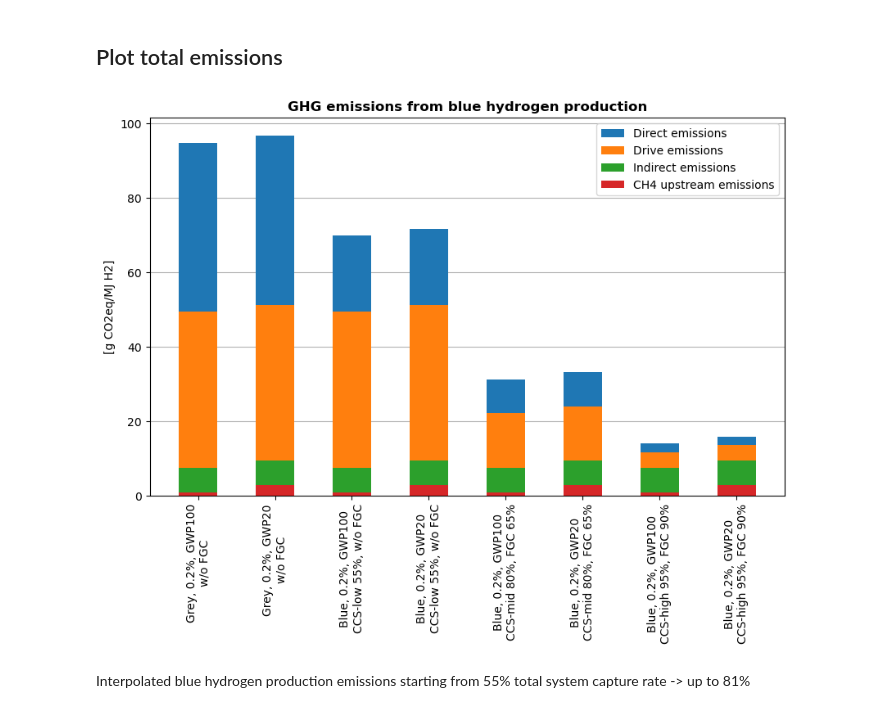
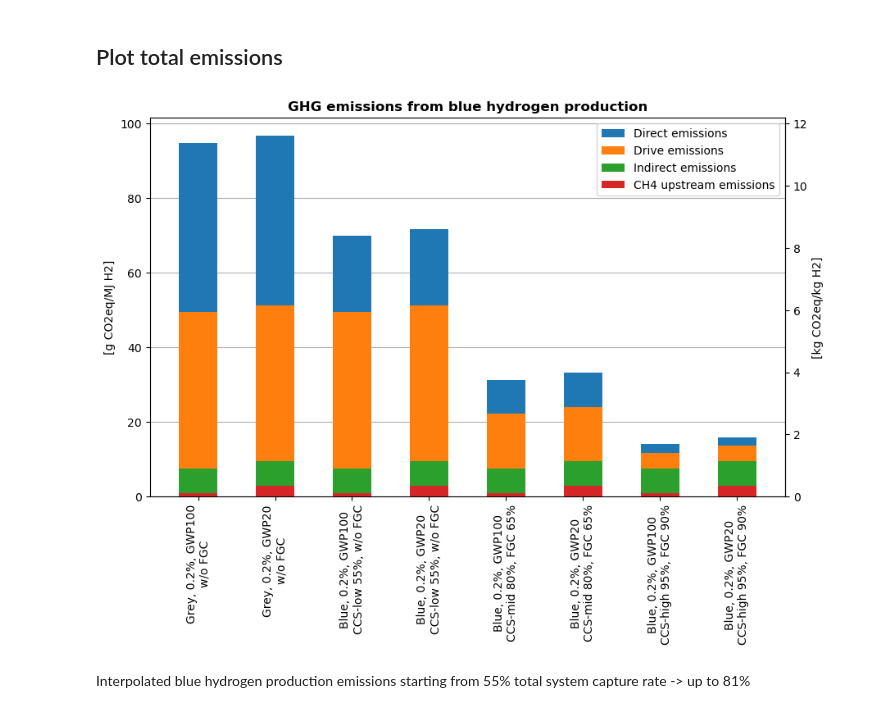
Before and after one commit to ReuterJakob/H2_pathways_repo, a Jupyter notebook: notebooks/Emissions/Production_emissions.ipynb, the cells around one changed output. Saved outputs shown, nothing was run; the diff lists cells and outputs as text; code cells hidden in the pictures.

```diff
--- a/notebooks/Emissions/Production_emissions.ipynb
+++ b/notebooks/Emissions/Production_emissions.ipynb
@@ -470,28 +470,30 @@ x =['Grey, 0.2%, GWP100\nw/o FGC', 'Grey, 0.2%, GWP20\nw/o FGC', 'Blue, 0.2%, GW
 # %%
 # Creating a stacked bar chart to display emissions. Adding lists for the bottom method.
 fig, ax = plt.subplots(figsize=(10,6))
 
 width = 0.5
 #y_axis = np.arange(101,step=10)
 direct = plt.bar(x, Direct_emissions, width, label='Direct emissions', bottom=list(map(lambda x, y, z: x + y + z, Upstream_emissions, Indirect_emissions_plt, Drive_emissions_plt)))
 drive = plt.bar(x, Drive_emissions_plt, width, label='Drive emissions', bottom=list(map(lambda x, y: x + y, Upstream_emissions, Indirect_emissions_plt)))
 indirect = plt.bar(x, Indirect_emissions, width, label = 'Indirect emissions', bottom=Upstream_emissions)
 upstream = plt.bar(x, Upstream_emissions, width, label = 'CH4 upstream emissions')
 plt.grid(True, axis = 'y')
+ax.set_ylabel(ylabel= ('[g CO2eq/MJ H2]'))
 ax.set_axisbelow(True)
+ax2= ax.secondary_yaxis('right', functions=(lambda MJ: MJ*120/1000, lambda kg: kg/120))
+ax2.set_ylabel(ylabel= '[kg CO2eq/kg H2]')
 #ax.twinx()
 plt.xticks(rotation = 90)
-#plt.yticks(y_axis)
-#plt.ylim(0,90)
+plt.locator_params(axis='y', nbins=6)
 plt.legend(loc='upper right')
 plt.title('GHG emissions from blue hydrogen production', fontweight = 'bold')
-plt.ylabel('[g CO2eq/MJ H2]')
+
 
 title = 'Blue_emission_breakdown'
 plt.savefig(path_plt + title + '.png', transparent=True)
 #ax.set_ylabel('kg CO2/kg H2')
 # %% [output]
-[figure, old version]
+[figure, new version]
 # %% [markdown]
 Interpolated blue hydrogen production emissions starting from 55% total system capture rate -> up to 81%
 # %% [markdown]
```
Also changed, not shown: parts of 5 cells of this notebook, 4 other files.
